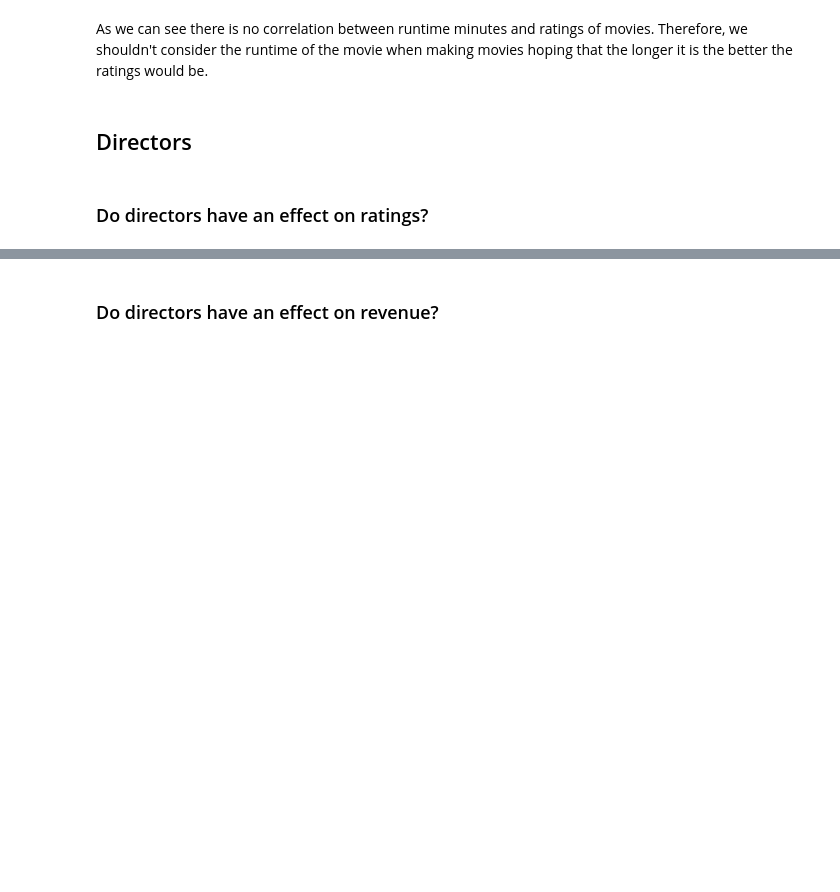
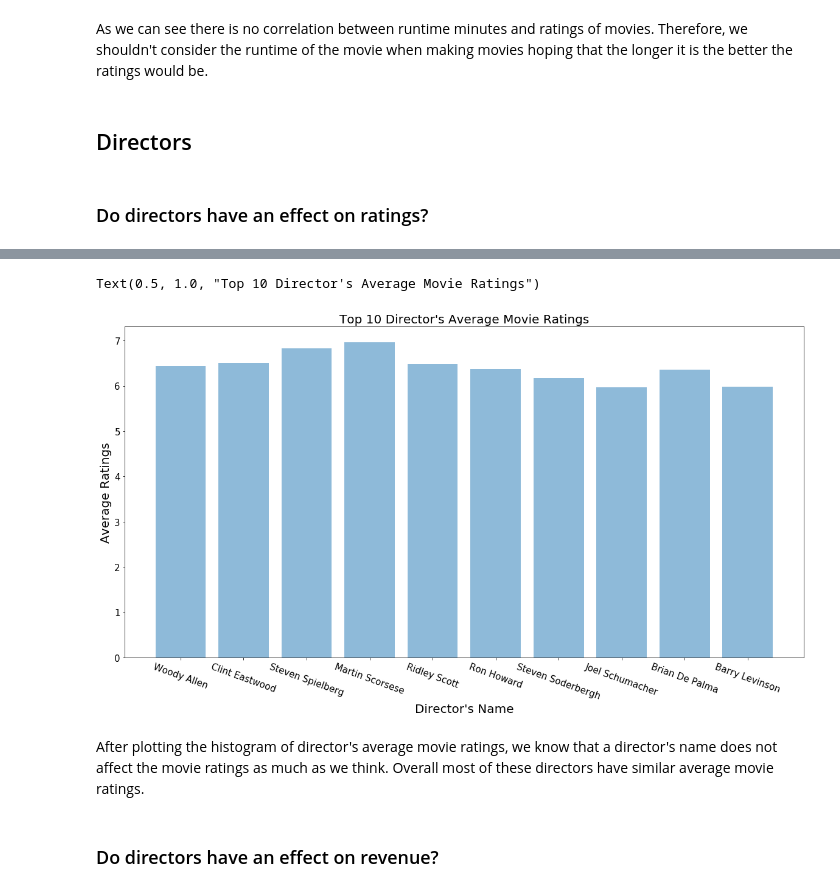
Before and after one commit to andypeng93/Movie_Project, a Jupyter notebook: Movie Project - Andy.ipynb, the cells around one changed output, grey strips where cells are left out. Cells and saved outputs as stored; diff of their text form; code cells hidden in the pictures; blank space fills up the shorter version.

```diff
--- a/Movie Project - Andy.ipynb
+++ b/Movie Project - Andy.ipynb
@@ -321,0 +293,6 @@ As we can see there is no correlation between runtime minutes and ratings of mov
+# %%
+#Function to create a list of top directors.
+def top_n_directors(data, n):
+    directors = data['director'].value_counts().head(n).index.tolist()
+    return directors
+top_n_directors(tmdb_data, 10)
@@ -321,0 +310,9 @@ As we can see there is no correlation between runtime minutes and ratings of mov
+# %%
+#Function to calculate the mean ratings for each director.
+def mean_ratings(list):
+    avg = []
+    for name in list:
+        for val in tmdb_data[tmdb_data['director'] == name][['vote_average', 'director']].mean():
+            avg.append(val)
+    return avg
+mean_ratings(top_n_directors(tmdb_data, 10))
@@ -322,2 +330,18 @@ As we can see there is no correlation between runtime minutes and ratings of mov
+# %%
+y = mean_ratings(top_n_directors(tmdb_data, 10))
+x = top_n_directors(tmdb_data,10)
+y_pos = np.arange(len(x))
+plt.figure(figsize = (20,10))
+plt.bar(x, y, align='center', alpha = 0.5)
+plt.xticks(x, fontsize = 15, rotation = -20)
+plt.yticks(fontsize = 15)
+plt.ylabel('Average Ratings', fontsize = 20)
+plt.xlabel("Director's Name", fontsize = 20)
+plt.title("Top 10 Director's Average Movie Ratings", fontsize = 20)
+# %% [output]
+Text(0.5, 1.0, "Top 10 Director's Average Movie Ratings")
+[figure, added]
+# %% [markdown]
+After plotting the histogram of director's average movie ratings, we know that a director's name does not affect the movie ratings as much as we think. Overall most of these directors have similar average movie ratings.
 # %% [markdown]
 ### Do directors have an effect on revenue?
```
Also changed, not shown: parts of 31 cells of this notebook.
